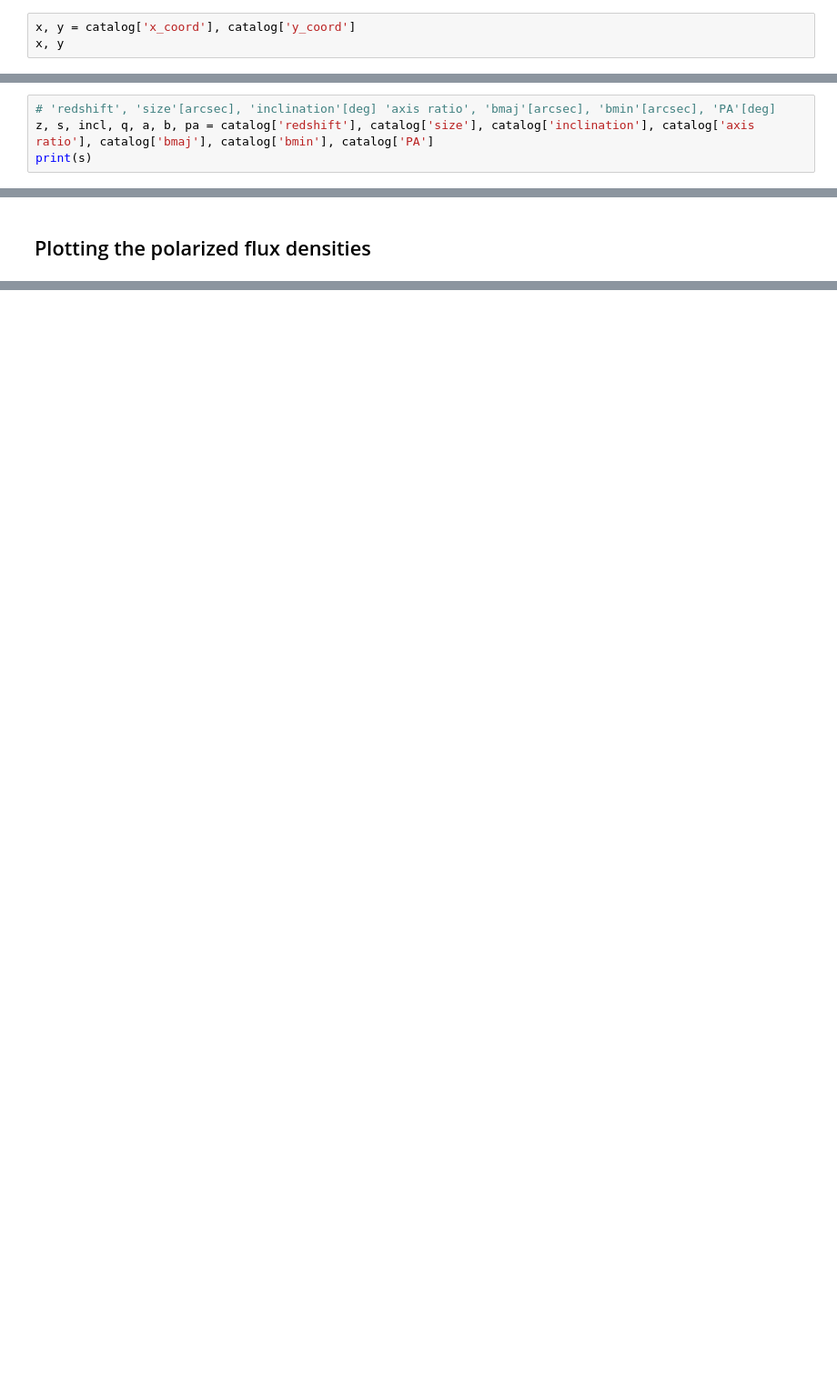
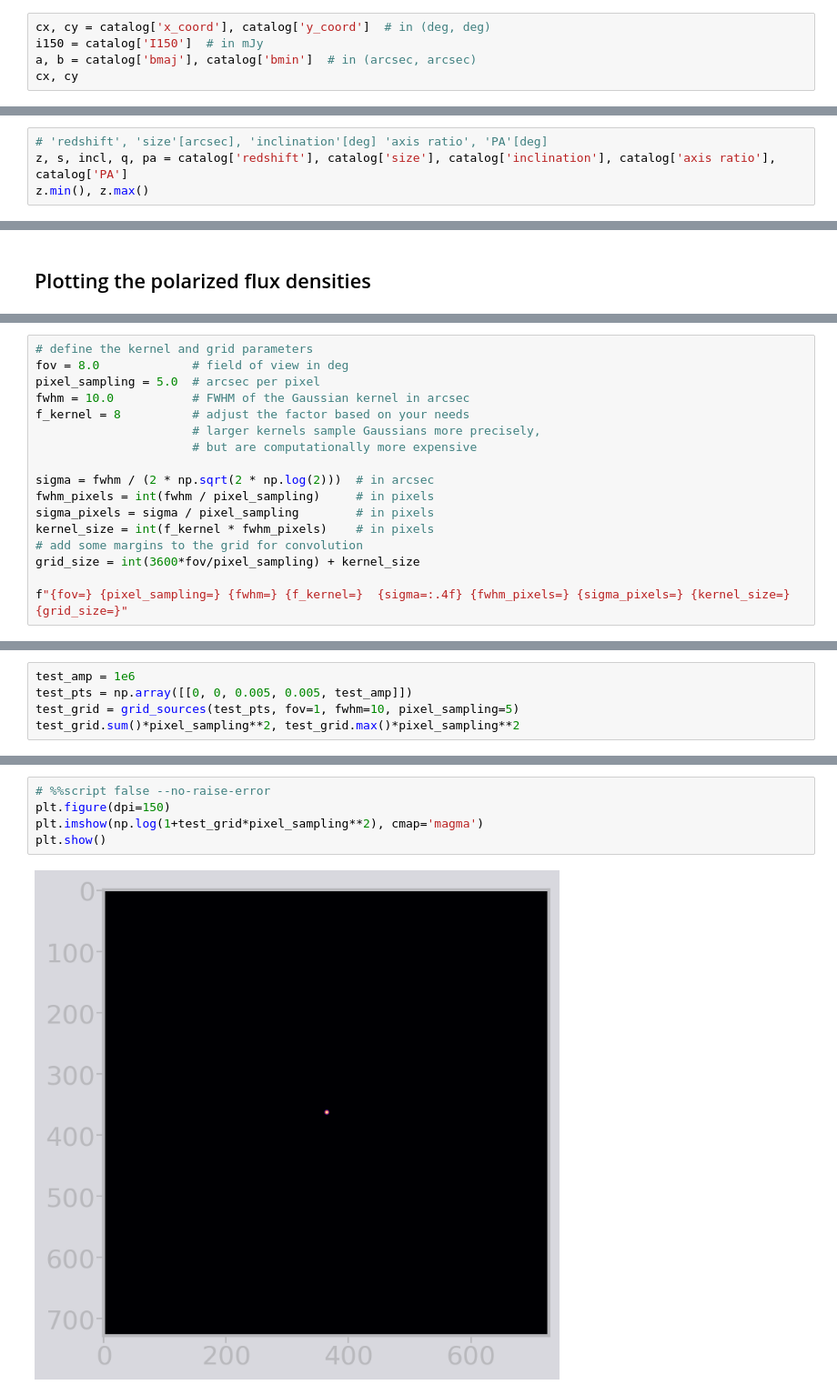
Before and after one commit to phdenzel/TRECS, a Jupyter notebook: python/inspect_wrapped.ipynb, the cells around one changed output, grey strips where cells are left out. Shown at 91% size. Drawn from its saved outputs; the diff is of its cells as text; blank space fills up the shorter version.

```diff
--- a/python/inspect_wrapped.ipynb
+++ b/python/inspect_wrapped.ipynb
@@ -55,6 +65,8 @@ Number of point sources: 5,917,189
 # %% [markdown]
 ## 2D histogram of point source number distribution
 # %%
-x, y = catalog['x_coord'], catalog['y_coord']
-x, y
+cx, cy = catalog['x_coord'], catalog['y_coord']  # in (deg, deg)
+i150 = catalog['I150']  # in mJy
+a, b = catalog['bmaj'], catalog['bmin']  # in (arcsec, arcsec)
+cx, cy
 # %% [output]
@@ -65,5 +87,5 @@ x, y
 # %%
-# 'redshift', 'size'[arcsec], 'inclination'[deg] 'axis ratio', 'bmaj'[arcsec], 'bmin'[arcsec], 'PA'[deg]
-z, s, incl, q, a, b, pa = catalog['redshift'], catalog['size'], catalog['inclination'], catalog['axis ratio'], catalog['bmaj'], catalog['bmin'], catalog['PA']
-print(s)
+# 'redshift', 'size'[arcsec], 'inclination'[deg] 'axis ratio', 'PA'[deg]
+z, s, incl, q, pa = catalog['redshift'], catalog['size'], catalog['inclination'], catalog['axis ratio'], catalog['PA']
+z.min(), z.max()
 # %% [output]
@@ -119,0 +218,17 @@ plt.show()
+# %%
+# define the kernel and grid parameters
+fov = 8.0             # field of view in deg
+pixel_sampling = 5.0  # arcsec per pixel
+fwhm = 10.0           # FWHM of the Gaussian kernel in arcsec
+f_kernel = 8          # adjust the factor based on your needs
+                      # larger kernels sample Gaussians more precisely,
+                      # but are computationally more expensive
+
+sigma = fwhm / (2 * np.sqrt(2 * np.log(2)))  # in arcsec
+fwhm_pixels = int(fwhm / pixel_sampling)     # in pixels
+sigma_pixels = sigma / pixel_sampling        # in pixels
+kernel_size = int(f_kernel * fwhm_pixels)    # in pixels
+# add some margins to the grid for convolution
+grid_size = int(3600*fov/pixel_sampling) + kernel_size
+
+f"{fov=} {pixel_sampling=} {fwhm=} {f_kernel=}  {sigma=:.4f} {fwhm_pixels=} {sigma_pixels=} {kernel_size=} {grid_size=}"
@@ -119,0 +243,5 @@ plt.show()
+# %%
+test_amp = 1e6
+test_pts = np.array([[0, 0, 0.005, 0.005, test_amp]])
+test_grid = grid_sources(test_pts, fov=1, fwhm=10, pixel_sampling=5)
+test_grid.sum()*pixel_sampling**2, test_grid.max()*pixel_sampling**2
@@ -119,0 +250,7 @@ plt.show()
+# %%
+# %%script false --no-raise-error
+plt.figure(dpi=150)
+plt.imshow(np.log(1+test_grid*pixel_sampling**2), cmap='magma')
+plt.show()
+# %% [output]
+[figure, added]
```
Also changed, not shown: parts of 30 cells of this notebook.
